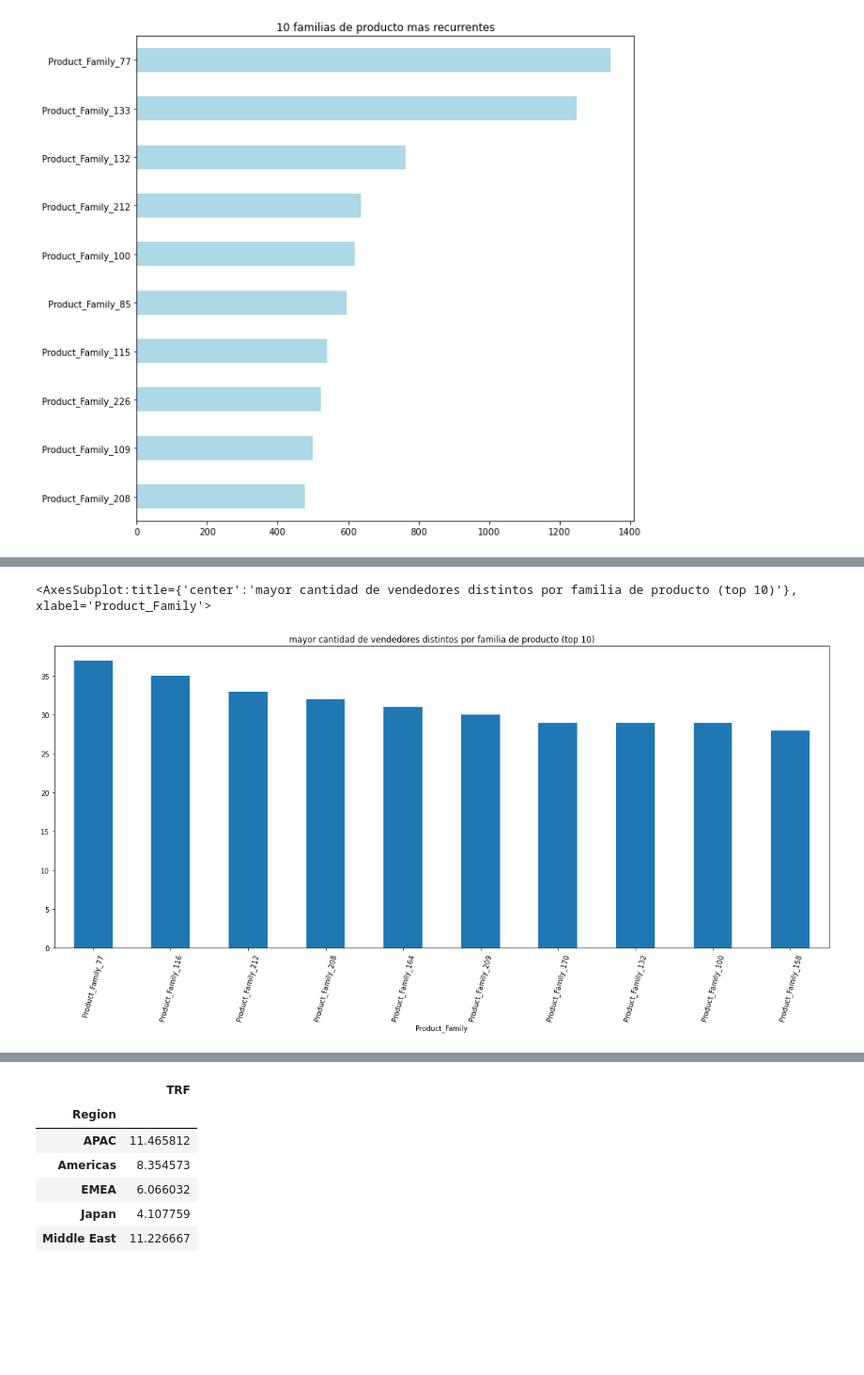
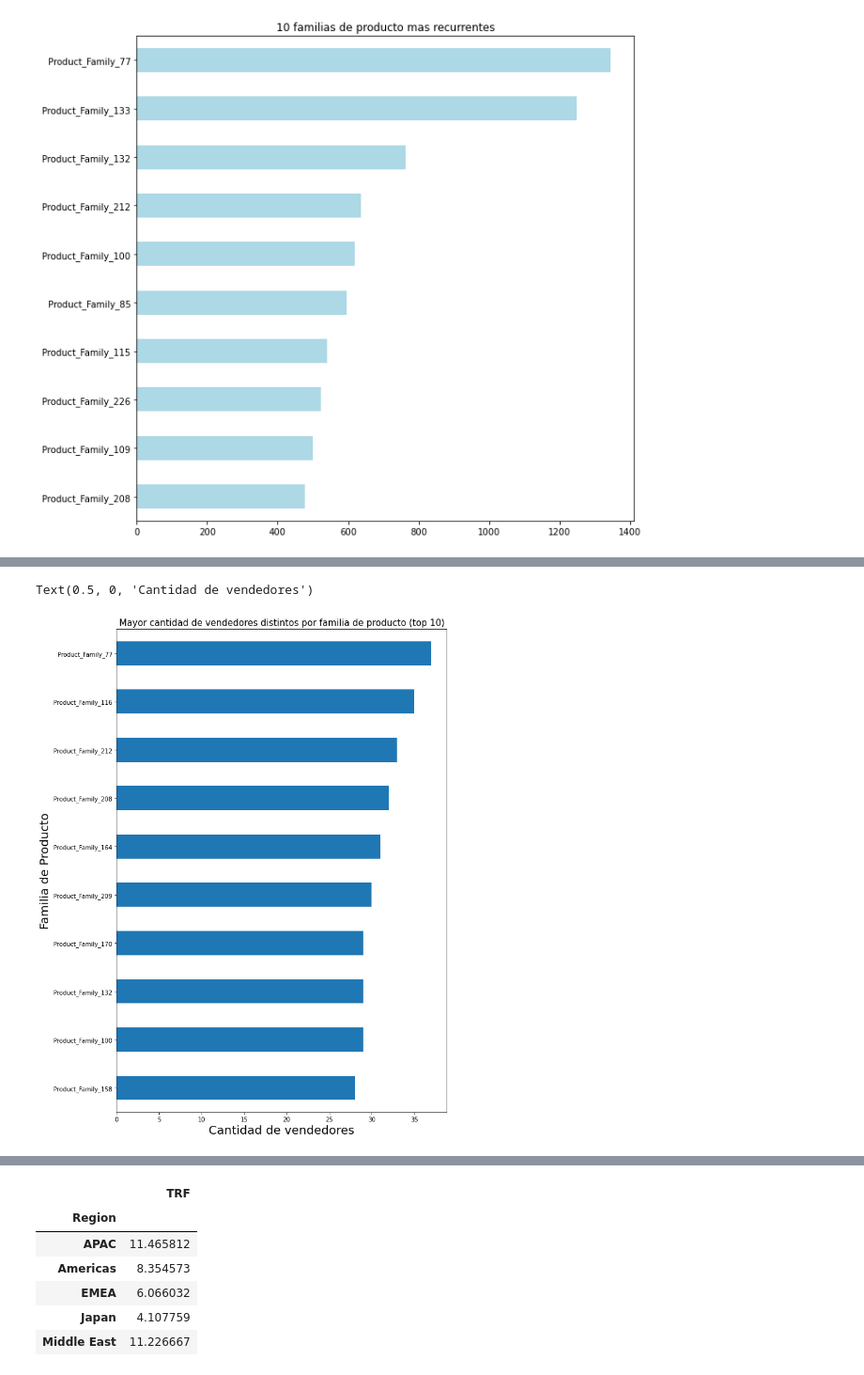
Before and after one commit to faristegui/tpdatos-2c-2020, a Jupyter notebook: tp1-franco.ipynb, the cells around one changed output, grey strips where cells are left out. Shown at 94% size. Drawn from its saved outputs; the diff is of its cells as text; code cells hidden in the pictures; blank space fills up the shorter version.

```diff
--- a/tp1-franco.ipynb
+++ b/tp1-franco.ipynb
@@ -298,10 +304,14 @@ opportunitiesByFamily.reset_index().sort_values(by='Product_Family_count',ascend
 # %%
 opportunitiesByFamily = data_frame.groupby(['Product_Family']).agg({'Opportunity_ID':pd.Series.nunique,'Opportunity_Owner':pd.Series.nunique})
 opportunitiesByFamily.columns = ['Opportunity_count', 'Owner_count']
-opportunitiesByFamily.reset_index().sort_values(by='Owner_count',ascending=False).nlargest(10,columns='Owner_count').plot.bar(legend=False,figsize=(20,8),rot=75,x='Product_Family', y='Owner_count',title='mayor cantidad de vendedores distintos por familia de producto (top 10)')
+ax = opportunitiesByFamily.reset_index().sort_values(by='Owner_count',ascending=False).nlargest(10,columns='Owner_count').plot.barh(legend=False,figsize=(10,15),x='Product_Family', y='Owner_count')
+ax.set_title('Mayor cantidad de vendedores distintos por familia de producto (top 10)',size=15)
+ax.invert_yaxis()
+ax.set_ylabel('Familia de Producto',size=20)
+ax.set_xlabel('Cantidad de vendedores',size=20)
 # %% [output]
-<AxesSubplot:title={'center':'mayor cantidad de vendedores distintos por familia de producto (top 10)'}, xlabel='Product_Family'>
+Text(0.5, 0, 'Cantidad de vendedores')
-[figure, old version]
+[figure, new version]
 # %%
 opportunitiesByFamily = data_frame.groupby(['Opportunity_Owner']).agg({'Opportunity_ID':pd.Series.nunique,'Region':pd.Series.nunique})
 opportunitiesByFamily.columns = ['Opportunity_count', 'Region_count']
```
Also changed, not shown: parts of 21 cells of this notebook.
